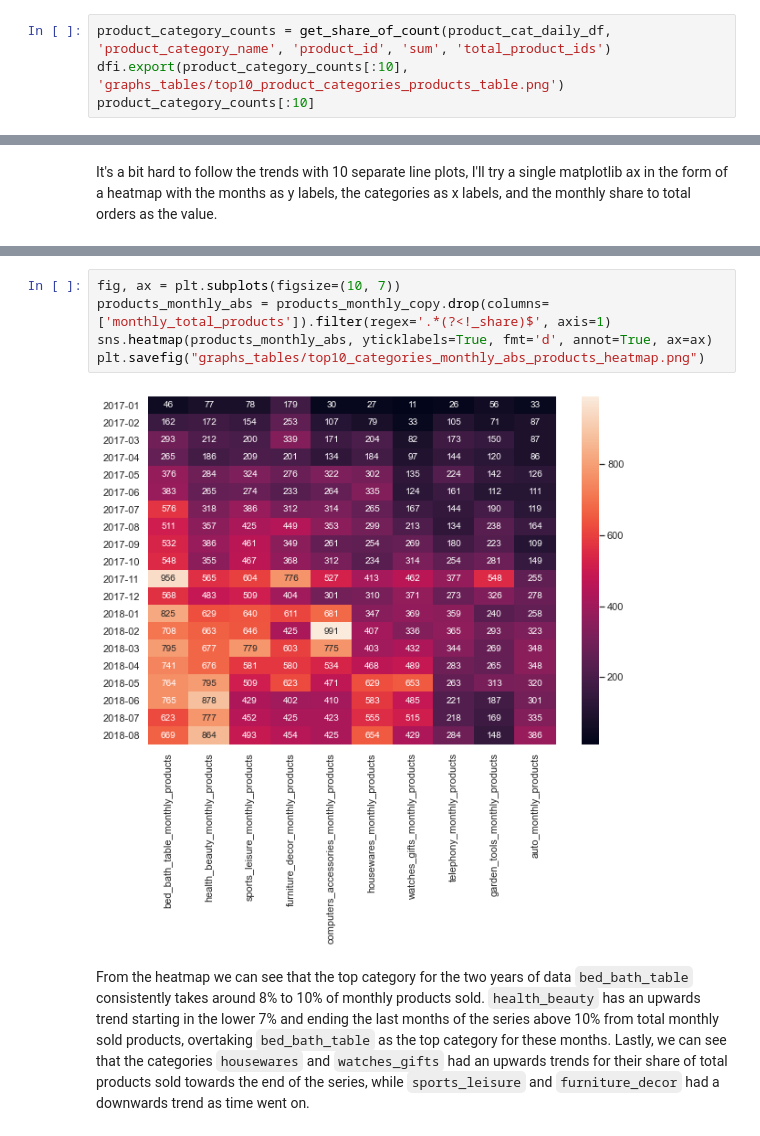
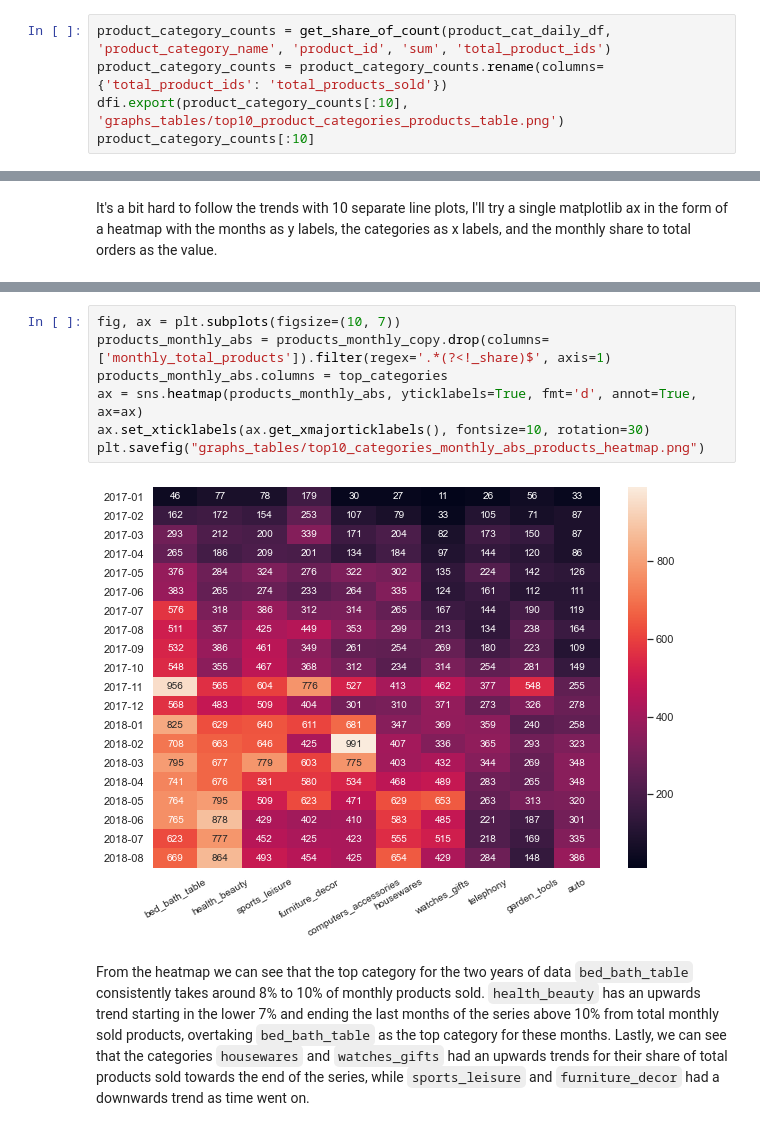
Before and after one commit to edson-github/udacity_ds_nanodg_blog_post, a Jupyter notebook: olist_ecommerce_eda/eda.ipynb, the cells around one changed output, grey strips where cells are left out. Drawn from its saved outputs; the diff is of its cells as text.

```diff
--- a/olist_ecommerce_eda/eda.ipynb
+++ b/olist_ecommerce_eda/eda.ipynb
@@ -704,6 +704,7 @@ def get_share_of_count(df, group_column, count_column, agg_function, new_column_
     return count_df
 # %%
 product_category_counts = get_share_of_count(product_cat_daily_df, 'product_category_name', 'product_id', 'sum', 'total_product_ids')
+product_category_counts = product_category_counts.rename(columns={'total_product_ids': 'total_products_sold'})
 dfi.export(product_category_counts[:10], 'graphs_tables/top10_product_categories_products_table.png')
 product_category_counts[:10]
 # %% [output]
@@ -852,10 +856,12 @@ plt.savefig("graphs_tables/top10_categories_monthly_share_products_heatmap.png")
 # %%
 fig, ax = plt.subplots(figsize=(10, 7))
 products_monthly_abs = products_monthly_copy.drop(columns=['monthly_total_products']).filter(regex='.*(?<!_share)$', axis=1)
-sns.heatmap(products_monthly_abs, yticklabels=True, fmt='d', annot=True, ax=ax)
+products_monthly_abs.columns = top_categories
+ax = sns.heatmap(products_monthly_abs, yticklabels=True, fmt='d', annot=True, ax=ax)
+ax.set_xticklabels(ax.get_xmajorticklabels(), fontsize=10, rotation=30)
 plt.savefig("graphs_tables/top10_categories_monthly_abs_products_heatmap.png")
 # %% [output]
-[figure, old version]
+[figure, new version]
 # %% [markdown]
 From the heatmap we can see that the top category for the two years of data `bed_bath_table` consistently takes around 8% to 10% of monthly products sold. `health_beauty` has an upwards trend starting in the lower 7% and ending the last months of the series above 10% from total monthly sold products, overtaking `bed_bath_table` as the top category for these months. Lastly, we can see that the categories `housewares` and `watches_gifts` had an upwards trends for their share of total products sold towards the end of the series, while `sports_leisure` and `furniture_decor` had a downwards trend as time went on.
 # %% [markdown]
```
Also changed, not shown: parts of 32 cells of this notebook, 8 other files.
